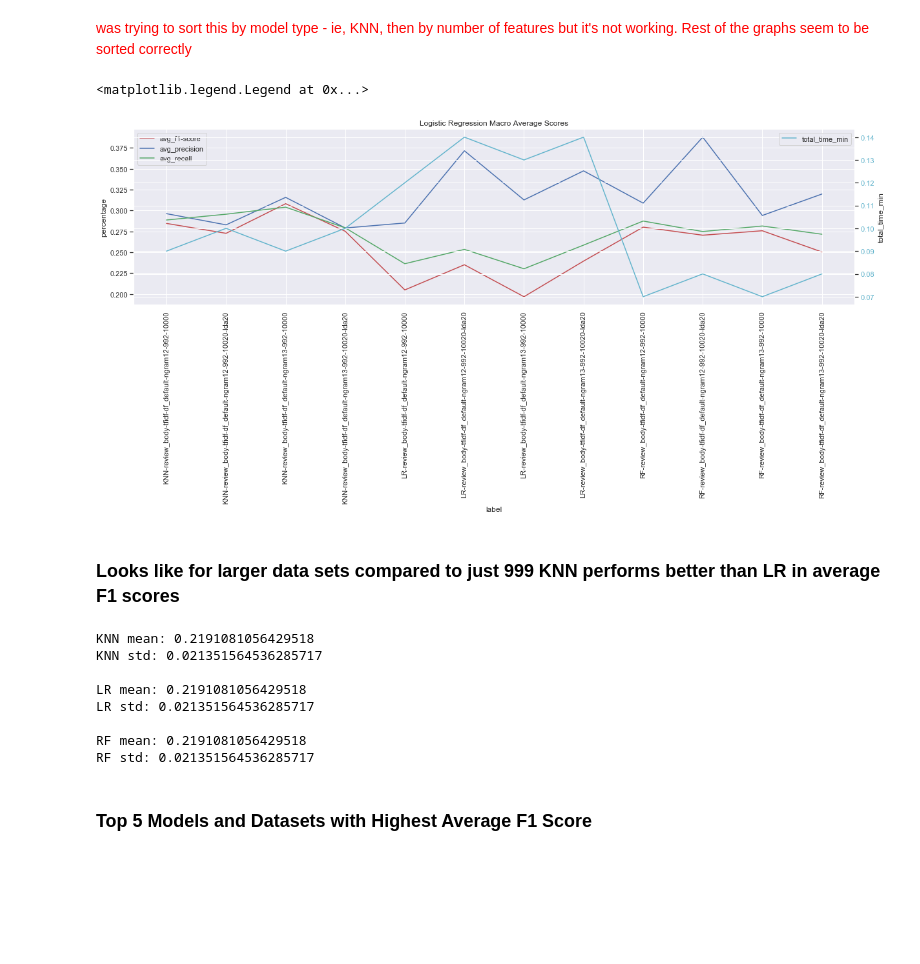
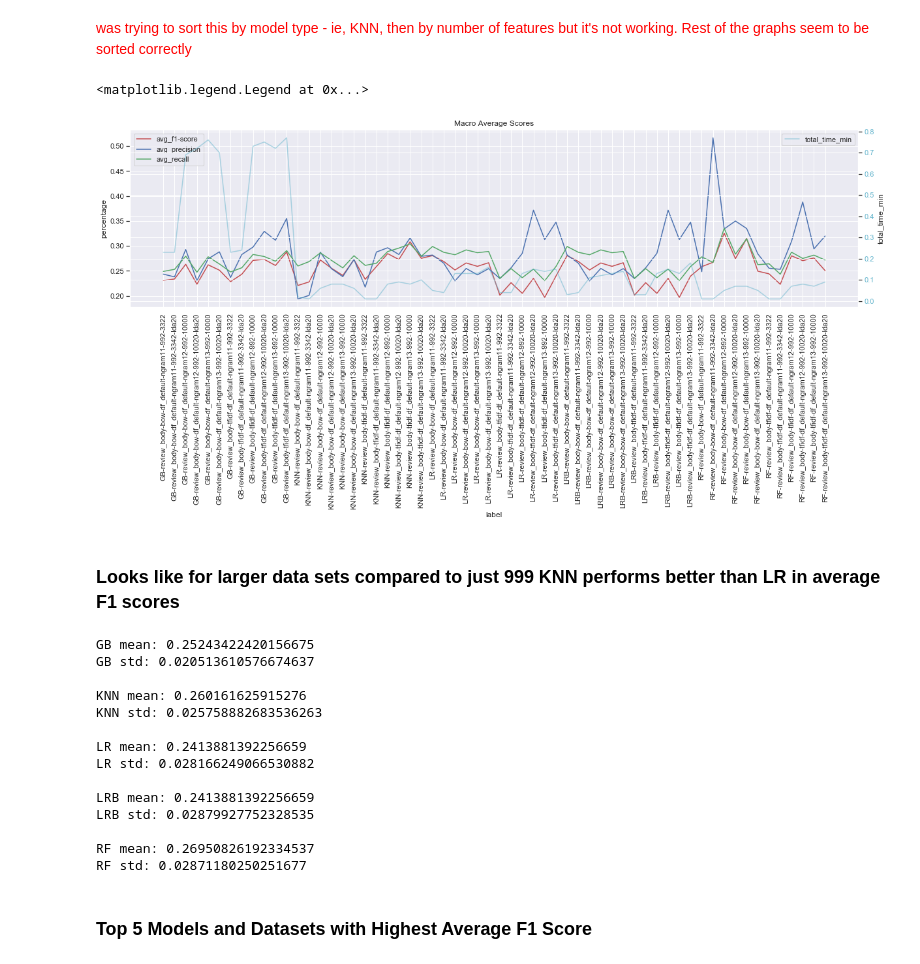
Before and after one commit to sv650s/sb-capstone, a Jupyter notebook: analyze_classification_results-template.ipynb, the cells around one changed output. Cells and saved outputs as stored; diff of their text form; code cells hidden in the pictures; blank space fills up the shorter version.

```diff
--- a/analyze_classification_results-template.ipynb
+++ b/analyze_classification_results-template.ipynb
@@ -261,38 +294,44 @@ macro_scores.head()
 # %%
 f, a = plt.subplots(1, 1, figsize=(20,5))
 
 g = sns.lineplot(data=report, x="label", y="macro avg_f1-score", label="avg_f1-score", ax=a, color="r")
 g = sns.lineplot(data=report, x="label", y="macro avg_precision", label="avg_precision", ax=a, color="b")
 g = sns.lineplot(data=report, x="label", y="macro avg_recall", label="avg_recall", ax=a, color="g")
 g.set_xticklabels(labels=report["label"], rotation=90)
 g.set_ylabel("percentage")
-g.set_title("Logistic Regression Macro Average Scores")
+g.set_title("Macro Average Scores")
 g.legend(loc="upper left")
 
 
 ax2 = a.twinx()
-g = sns.lineplot(data=report, x="label", y="total_time_min", label="total_time_min", ax=ax2, color="c")
+g = sns.lineplot(data=report, x="label", y="total_time_min", label="total_time_min", ax=ax2, color="c", alpha=0.5)
 ax2.tick_params(axis='y', labelcolor="c")
 ax2.legend(loc="upper right")
 # %% [output]
 <matplotlib.legend.Legend at 0x...>
-[figure, old version]
+[figure, new version]
 # %% [markdown]
 ### Looks like for larger data sets compared to just 999 KNN performs better than LR in average F1 scores
 # %%
 for model in MODELS:
-    model_df = macro_scores[macro_scores["label"].str.contains("LR")]
+    model_df = macro_scores[macro_scores["label"].str.contains(model)]
     print(f'\n{model} mean: {model_df["macro avg_f1-score"].mean()}')
     print(f'{model} std: {model_df["macro avg_f1-score"].std()}')
 # %% [output]
-KNN mean: 0.2191081056429518
-KNN std: 0.021351564536285717
+GB mean: 0.25243422420156675
+GB std: 0.020513610576674637
 
-LR mean: 0.2191081056429518
-LR std: 0.021351564536285717
+KNN mean: 0.260161625915276
+KNN std: 0.025758882683536263
 
-RF mean: 0.2191081056429518
-RF std: 0.021351564536285717
+LR mean: 0.2413881392256659
+LR std: 0.028166249066530882
+
+LRB mean: 0.2413881392256659
+LRB std: 0.02879927752328535
+
+RF mean: 0.26950826192334537
+RF std: 0.02871180250251677
 # %% [markdown]
 ### Top 5 Models and Datasets with Highest Average F1 Score
 # %%
```
Also changed, not shown: parts of 23 cells of this notebook, 4 other files.
